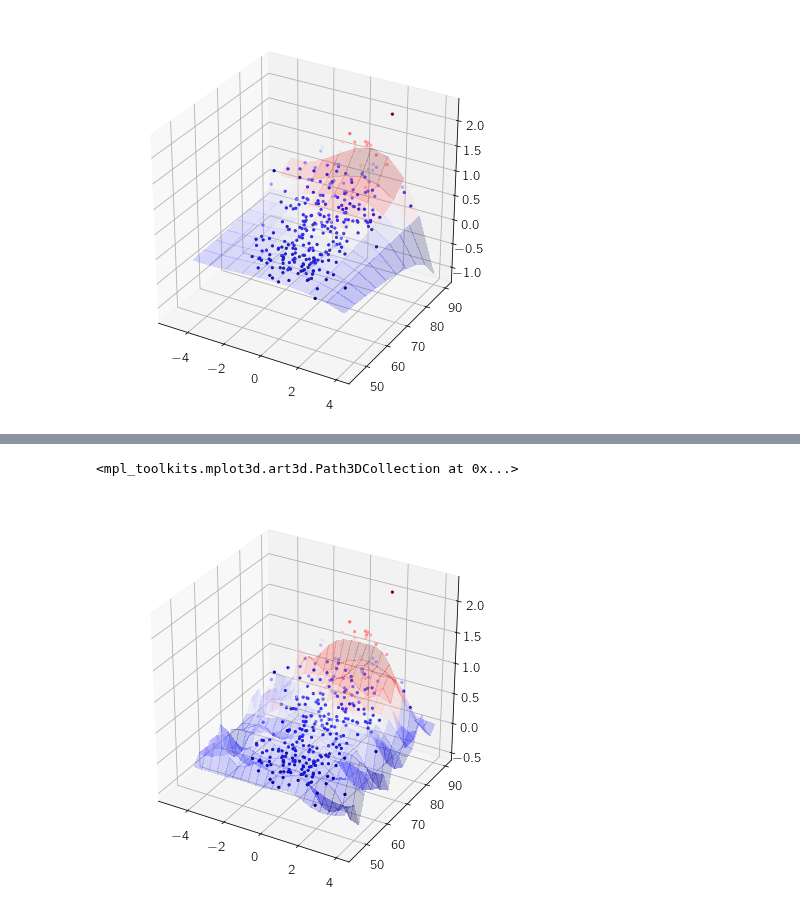
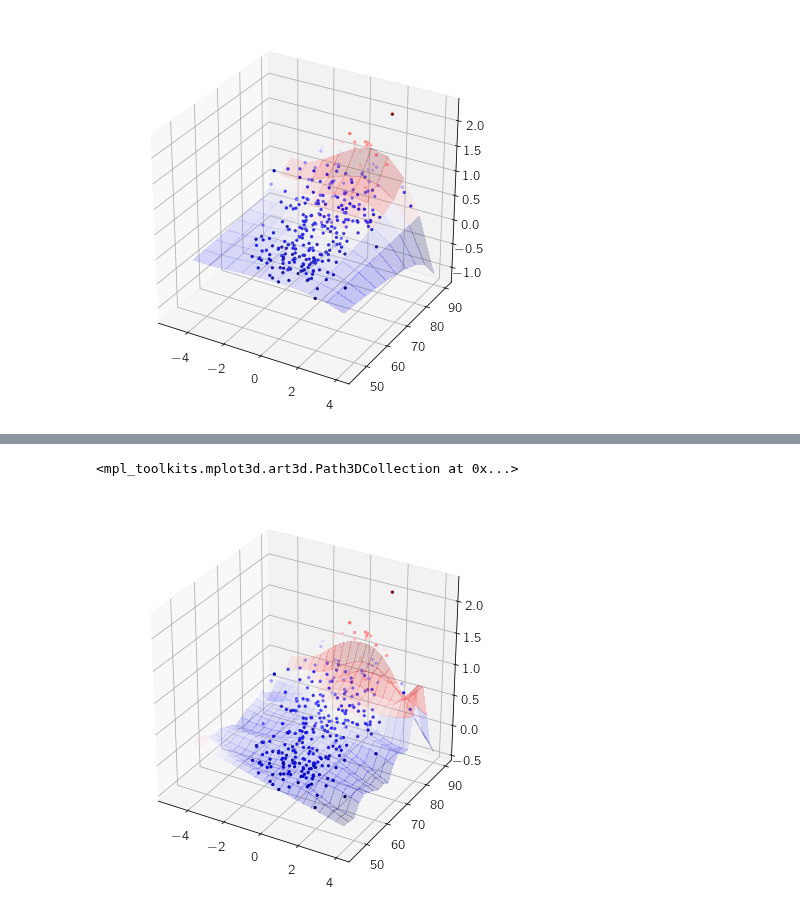
Before and after one commit to ekourkchi/reddening, a Jupyter notebook: Untitled2.ipynb, the cells around one changed output, grey strips where cells are left out. Cells and saved outputs as stored; diff of their text form; code cells hidden in the pictures.

```diff
--- a/Untitled2.ipynb
+++ b/Untitled2.ipynb
@@ -125,54 +147,28 @@ ax.scatter(pc0[0:500],inc[0:500],A[0:500], c=A[0:500], cmap=cm.seismic, alpha=1.
 # %%
 from sklearn.datasets import load_iris
 from sklearn.gaussian_process import GaussianProcessClassifier
-from sklearn.gaussian_process.kernels import RBF, ConstantKernel
+from sklearn.gaussian_process.kernels import RBF, ConstantKernel, Matern
 from sklearn.gaussian_process import GaussianProcessRegressor
 from sklearn.gaussian_process.kernels import DotProduct, WhiteKernel
 
-_, Input, T = getBand('ESN_HI_catal.csv', band1=band1 , band2=band2)
-r_w1    = Input[1]
-pc0     = Input[2]
-inc     = Input[3]
-
-a,b,c,d, alpha, beta, gamma, Ealpha, Ebeta = getReddening_params(band1=band1, band2=band2)
-R = r_w1-(alpha*pc0+beta)
-y = R
-A = R
-AB = T[2] ; table = T[5]
-a0, b0 = AB[0], AB[1]
-
-Er_w1 = table['Er_w1']
-Epc0  = table['Epc0']
-Einc  = table['inc_e']
-
-N = len(pc0)
-dR2 = Er_w1**2+(alpha*Epc0)**2+(Ealpha*pc0)**2
-noise2 = dR2*np.eye(N)
-
-X = np.ones(shape = (2,N))
-X[0] = pc0
-X[1] = inc
-X = X.T
-
-kernel =  1.0 * RBF(1)
-gpc = GaussianProcessRegressor(kernel=kernel, alpha=dR2, n_restarts_optimizer=20).fit(X, y)
+kernel =  Matern()*RBF()
+gpc = GaussianProcessRegressor(kernel=kernel, alpha=dR2+0.01, n_restarts_optimizer=20).fit(X, y)
 gpc.score(X, y)
-
 
 
 _pc, _inc = np.linspace(-4,4,20), np.linspace(45,90,20)
 _pc, _inc = np.meshgrid(_pc, _inc)
 X_ = np.c_[_pc.ravel(), _inc.ravel()]
 
 # _A, var_A = gp.predict(A, X_, return_var=True)
 _A, var_A = gpc.predict(X_, return_std=True)
 
 fig = plt.figure(figsize=(7,7))
 ax = fig.add_subplot(1, 1, 1, projection='3d')
 ax.plot_surface(_pc, _inc, _A.reshape(_pc.shape), cmap=cm.seismic, linewidth=0, alpha=0.2, antialiased=False)
 
 
 ax.scatter(pc0[0:300],inc[0:300],A[0:300], c=A[0:300], cmap=cm.seismic, alpha=1.0, marker='.')
 # %% [output]
 <mpl_toolkits.mplot3d.art3d.Path3DCollection at 0x...>
-[figure, old version]
+[figure, new version]
```
Also changed, not shown: parts of 2 cells of this notebook, 1 other file.
